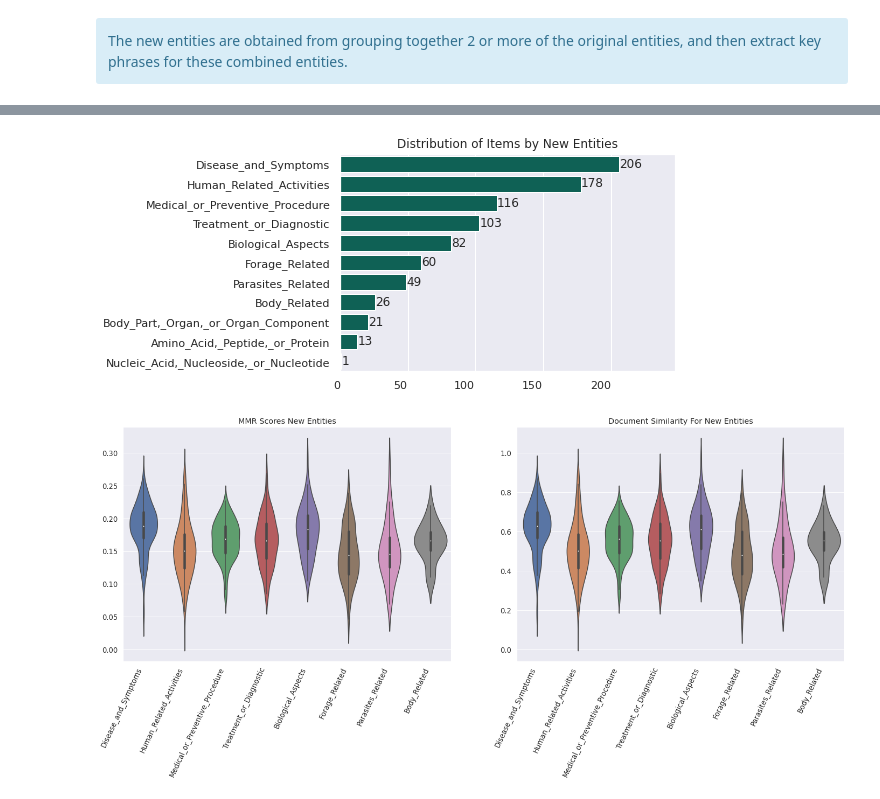
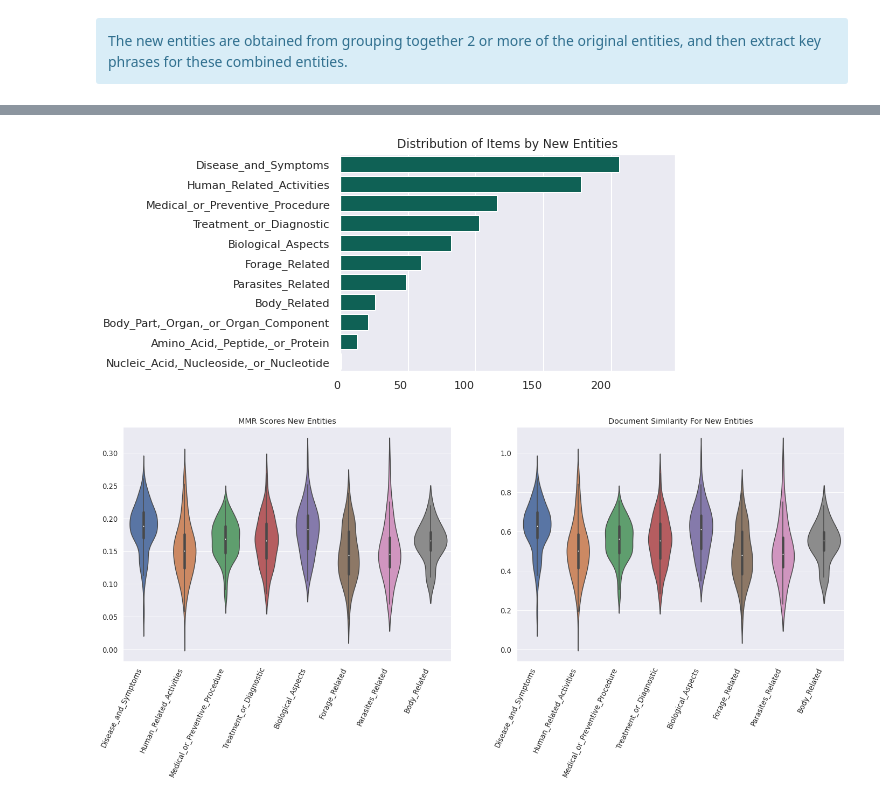
Before and after one commit to SolanaO/Healthcare_SparkNLP_Study, a Jupyter notebook: graphsResults.ipynb, the cells around one changed output, grey strips where cells are left out. Saved outputs shown, nothing was run; the diff lists cells and outputs as text; code cells hidden in the pictures.

```diff
--- a/graphsResults.ipynb
+++ b/graphsResults.ipynb
@@ -354,27 +347,27 @@ df2.head(2)
 # %%
 # Distribution of items by entities/labels
 
 # adjust figure and fontsize
 sns.set(rc = {"figure.figsize":(6,4)})
 sns.set(font_scale=1)
 
 # count frequencies and sort them in descending order
 label_order_new = df2.label.value_counts().index
 
 # create the plot, pass the order parameter to get the sorted bar plot
 ax = sns.countplot(data=df2, y='label', color=colors[5], order=label_order_new)
 
 # pad margins so that markers don't get clipped by the axes
 plt.margins(x=0.2, y=0.01, tight=True)
 
 # create title and axes labels
-ax.bar_label(ax.containers[0])
+#ax.bar_label(ax.containers[0])
 plt.title("Distribution of Items by New Entities")
 ax.set(ylabel=None)
 ax.set(xlabel=None)
 plt.xticks(rotation=0, horizontalalignment="right");
 # %% [output]
-[figure, old version]
+[figure, new version]
 # %%
 # The DocumentSimilarity and MMR scores (omit the smallest 3 entities)
 
```
Also changed, not shown: parts of 4 cells of this notebook.
